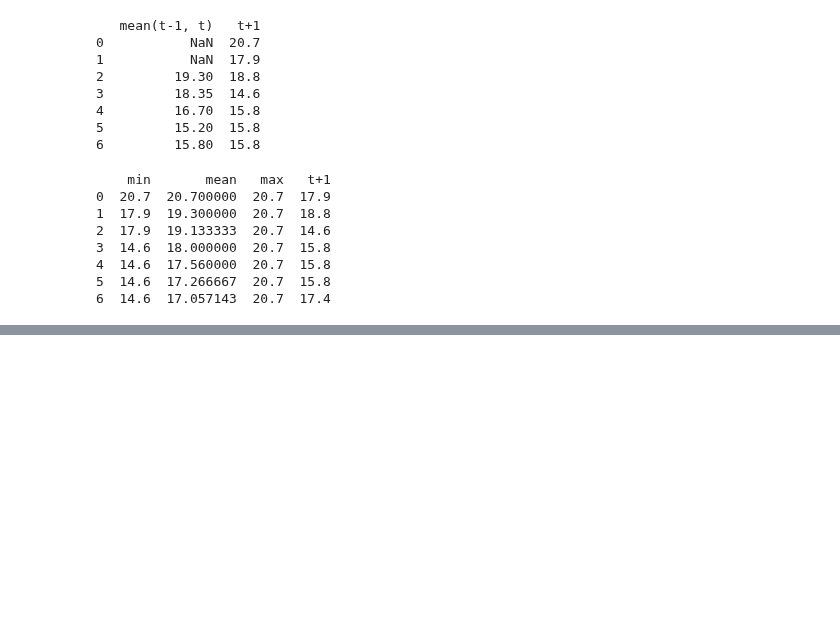
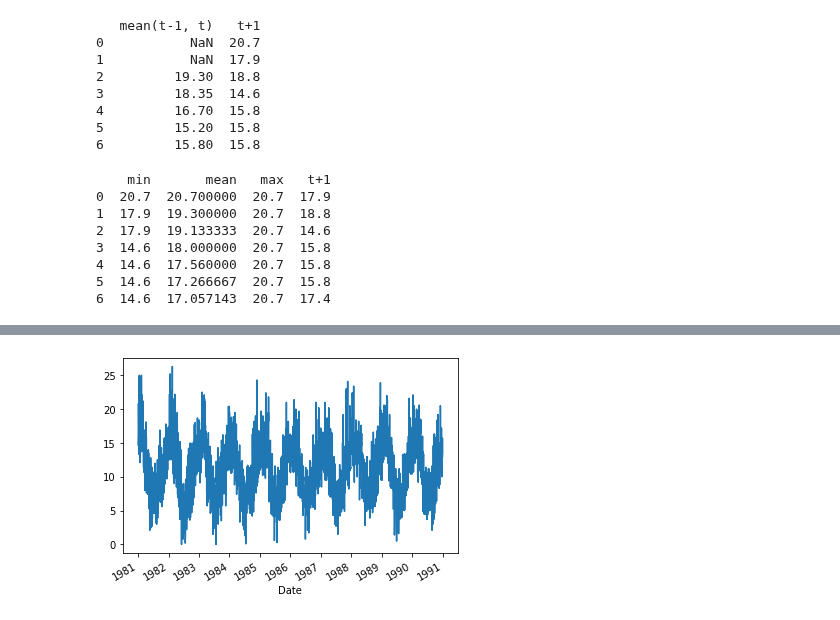
Before and after one commit to ayosamobitade/Time-Series-Analytic-Projects, a Jupyter notebook: Daily Minimum Temperature/Daily Minimum Temperature.ipynb, the cells around one changed output, grey strips where cells are left out. Saved outputs shown, nothing was run; the diff lists cells and outputs as text; code cells hidden in the pictures; blank space fills up the shorter version.

```diff
--- a/Daily Minimum Temperature/Daily Minimum Temperature.ipynb
+++ b/Daily Minimum Temperature/Daily Minimum Temperature.ipynb
@@ -103,0 +89,9 @@ print(dataframe.head(7))
+# %%
+# some visualizations
+
+#Line plot of the series
+
+series.plot()
+plt.show()
+# %% [output]
+[figure, added]
```
Also changed, not shown: parts of 7 cells of this notebook.
